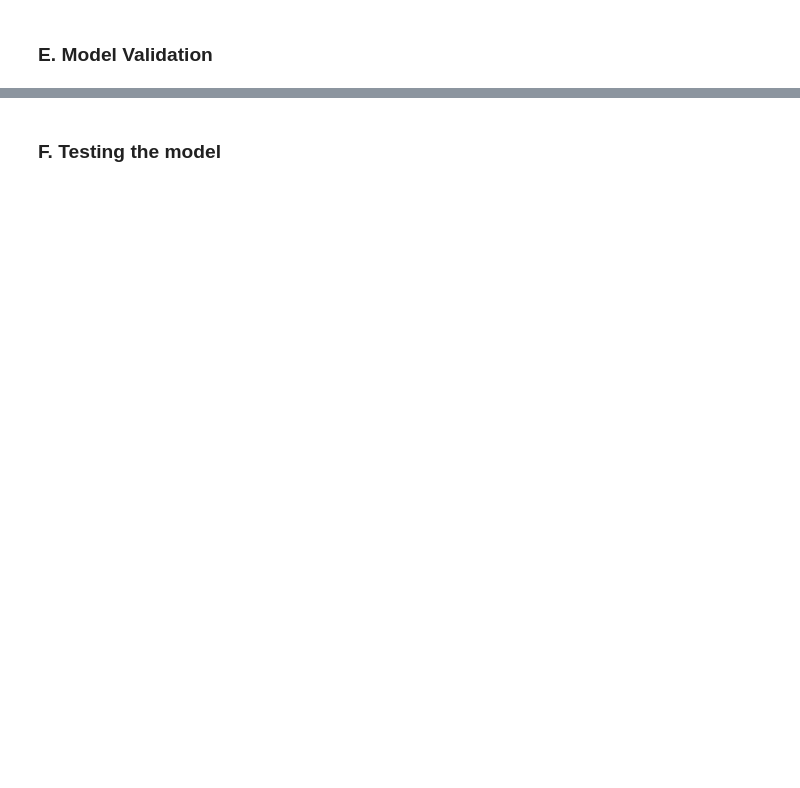
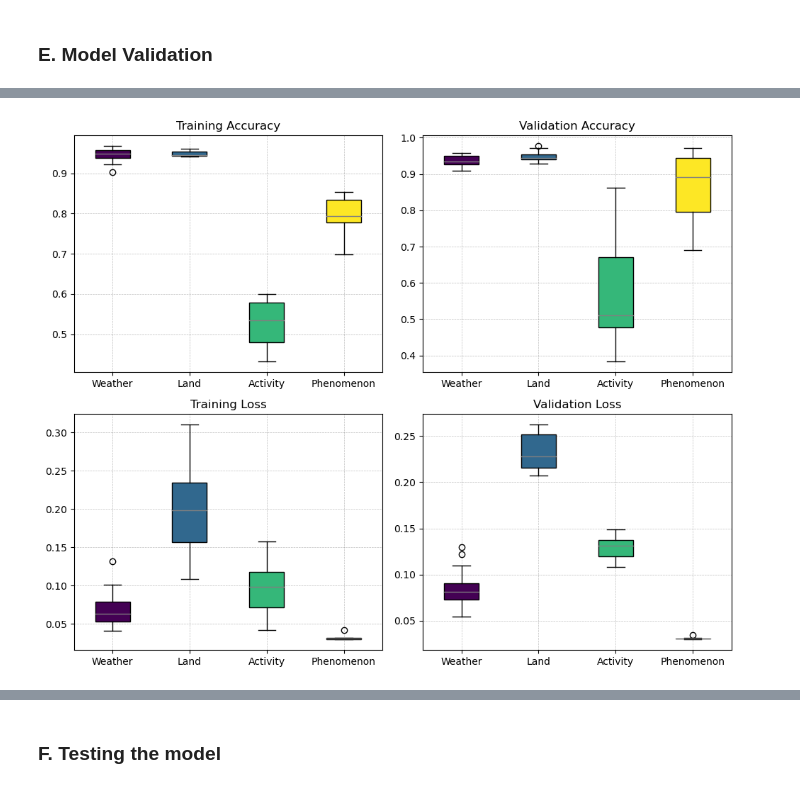
Before and after one commit to daistarr/AmazonMonitoring, a Jupyter notebook: 3_Model/2_Model.ipynb, the cells around one changed output, grey strips where cells are left out. Cells and saved outputs as stored; diff of their text form; code cells hidden in the pictures; blank space fills up the shorter version.

```diff
--- a/3_Model/2_Model.ipynb
+++ b/3_Model/2_Model.ipynb
@@ -499,3 +546,42 @@ plot_metrics(history_phenomenon, title='(Phenomenon Model)')
+# %%
+import matplotlib.pyplot as plt
+import matplotlib.cm as cm
+import numpy as np
+
+# Function to create box plots for each metric with viridis colors
+def create_boxplots(histories, labels):
+    fig, axs = plt.subplots(2, 2, figsize=(10, 8))
+    metrics = ['accuracy', 'val_accuracy', 'loss', 'val_loss']
+    titles = ['Training Accuracy', 'Validation Accuracy', 'Training Loss', 'Validation Loss']
+
+    # Get colors from 'viridis' colormap
+    colors = cm.viridis(np.linspace(0, 1, len(histories)))
+
+    for i, metric in enumerate(metrics):
+        ax = axs[i//2, i%2]
+        data = [history.history[metric] for history in histories]
+        box = ax.boxplot(data, notch=False, patch_artist=True)
+
+        # Apply viridis colors to each box
+        for patch, median, color in zip(box['boxes'], box['medians'], colors):
+            patch.set_facecolor(color)
+            median.set_color('gray')
+
+        ax.set_title(titles[i])
+        ax.set_xticklabels(labels)
+        ax.grid(True, which='both', linestyle='--', linewidth=0.5, color='gray', alpha=0.5)
+
+    plt.tight_layout()
+    plt.show()
+
+# List of histories and labels
+histories = [history_weather, history_land, history_activity, history_phenomenon]
+labels = ['Weather', 'Land', 'Activity', 'Phenomenon']
+
+# Create box plots
+create_boxplots(histories, labels)
+# %% [output]
+[figure, added]
 # %% [markdown]
 **Weather Model Metrics**:
 
```
Also changed, not shown: parts of 12 cells of this notebook, 1 other file.
